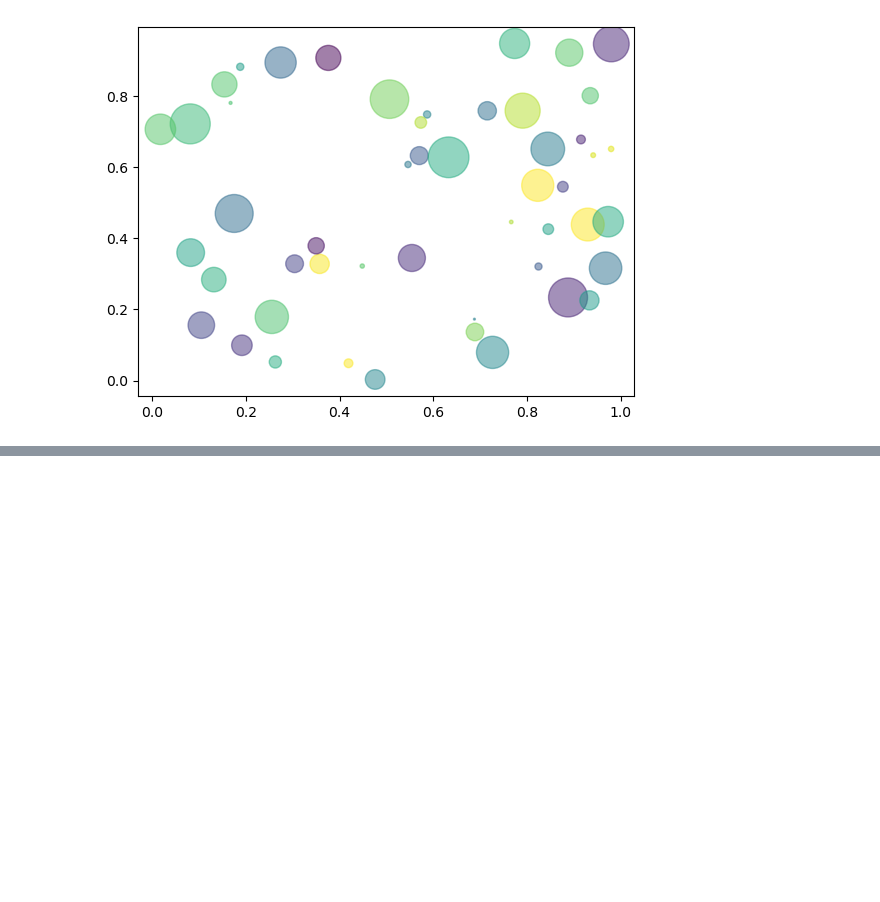
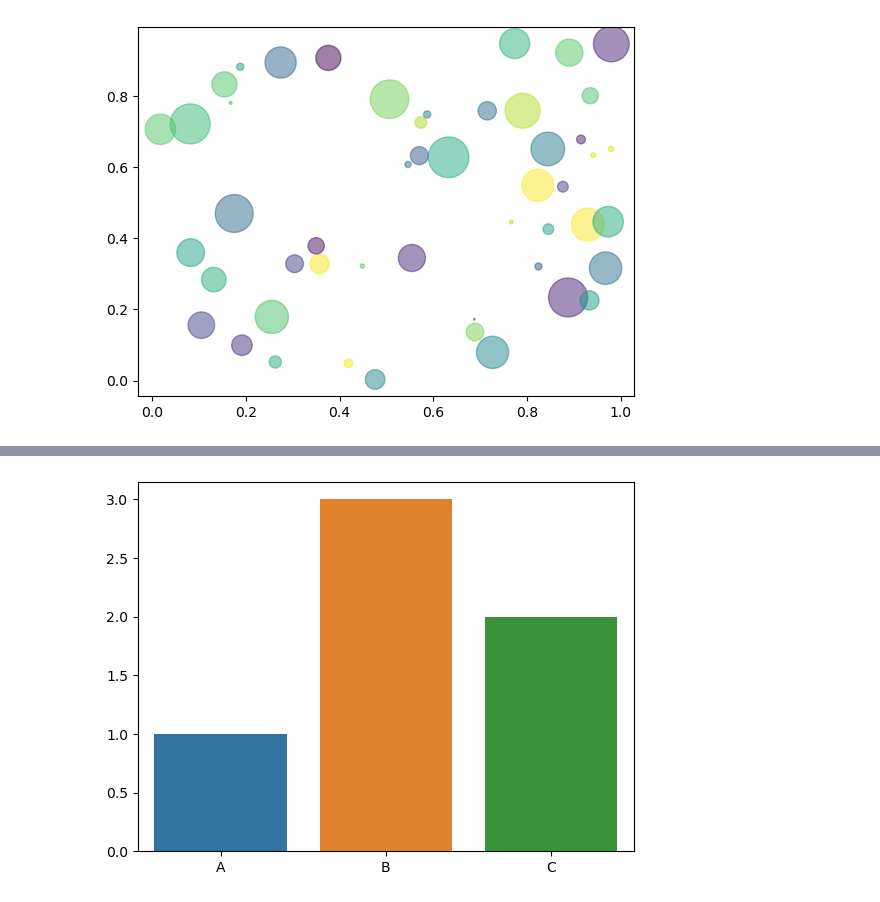
Before and after one commit to dhduartea/Curso_Visualizacion_Datos_Matplotlib_Seaborn, a Jupyter notebook: matplot_seaborn.ipynb, the cells around one changed output, grey strips where cells are left out. Drawn from its saved outputs; the diff is of its cells as text; code cells hidden in the pictures; blank space fills up the shorter version.

```diff
--- a/matplot_seaborn.ipynb
+++ b/matplot_seaborn.ipynb
@@ -523,0 +568,6 @@ plt.show()
+# %%
+sns.reset_orig()
+sns.barplot(x=['A','B','C'], y=[1,3,2])
+plt.show()
+# %% [output]
+[figure, added]
```
Also changed, not shown: parts of 11 cells of this notebook.
